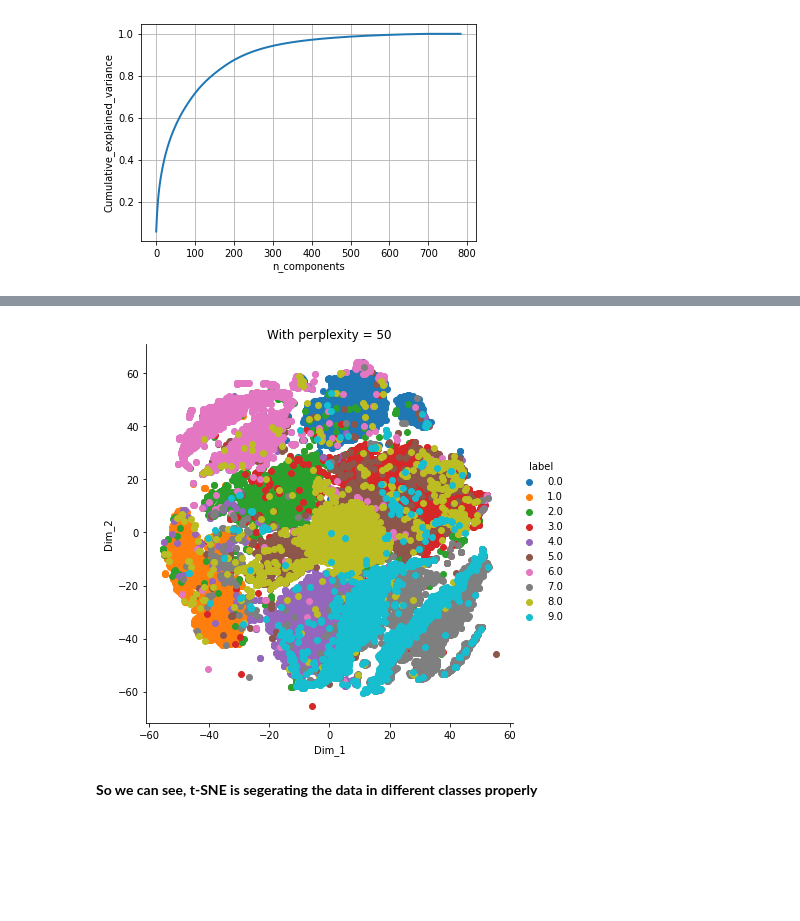
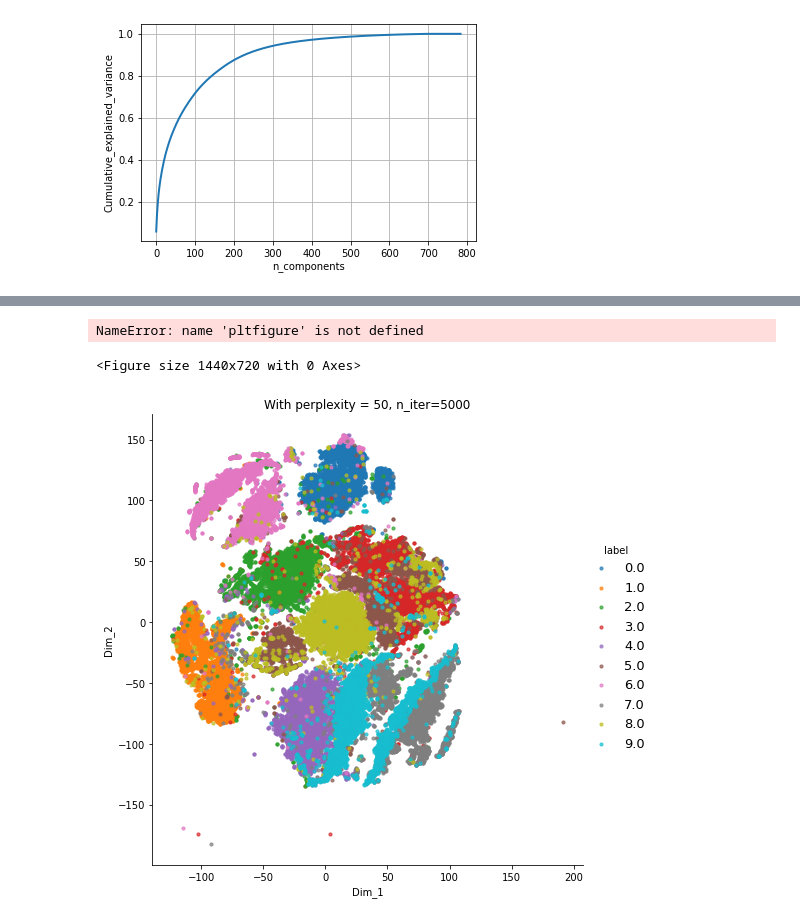
Before and after one commit to dollymoulekhi/Dimensionality-Reduction-by-using-PCA-and-T-SNE, a Jupyter notebook: MNIST data dimensionality reduction and visualization.ipynb, the cells around one changed output, grey strips where cells are left out. Drawn from its saved outputs; the diff is of its cells as text; code cells hidden in the pictures; blank space fills up the shorter version.

```diff
--- a/MNIST data dimensionality reduction and visualization.ipynb
+++ b/MNIST data dimensionality reduction and visualization.ipynb
@@ -284,4 +277,5 @@ plt.show()
 # %%
+
 model = TSNE(n_components=2, random_state=0, perplexity=50)
 tsne_data = model.fit_transform(data_1000)
 
@@ -291,10 +285,26 @@ tsne_df = pd.DataFrame(data=tsne_data, columns=("Dim_1", "Dim_2", "label"))
 
 # Ploting the result of tsne
 pltfigure(figsize=(15, 6))
-sn.FacetGrid(tsne_df, hue="label", size=6).map(plt.scatter, 'Dim_1', 'Dim_2').add_legend()
+sn.FacetGrid(tsne_df, hue="label", size=8).map(plt.scatter, 'Dim_1', 'Dim_2',s=10,alpha=0.7).add_legend(fontsize=20,prop={'size': 13})
 plt.title('With perplexity = 50')
 plt.show()
 # %% [output]
-[figure, removed]
+NameError: name 'pltfigure' is not defined
-# %% [markdown]
-**So we can see, t-SNE is segerating the data in different classes properly**
+# %%
+
+model = TSNE(n_components=2, random_state=0, perplexity=50,  n_iter=5000)
+tsne_data = model.fit_transform(data_1000)
+
+# creating a new data fram which help us in ploting the result data
+tsne_data = np.vstack((tsne_data.T, labels_1000)).T
+tsne_df = pd.DataFrame(data=tsne_data, columns=("Dim_1", "Dim_2", "label"))
+
+# Ploting the result of tsne
+plt.figure(figsize=(20, 10))
+
+sn.FacetGrid(tsne_df, hue="label", size=7).map(plt.scatter, 'Dim_1', 'Dim_2',s=10,alpha=0.7).add_legend(fontsize=20,prop={'size': 13})
+plt.title('With perplexity = 50, n_iter=5000')
+plt.show()
+# %% [output]
+<Figure size 1440x720 with 0 Axes>
+[figure, added]
```
Also changed, not shown: parts of 20 cells of this notebook.
